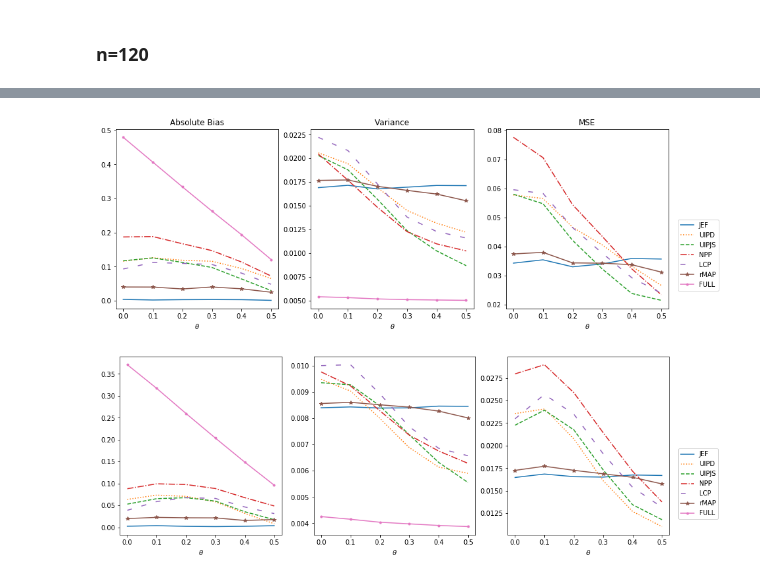
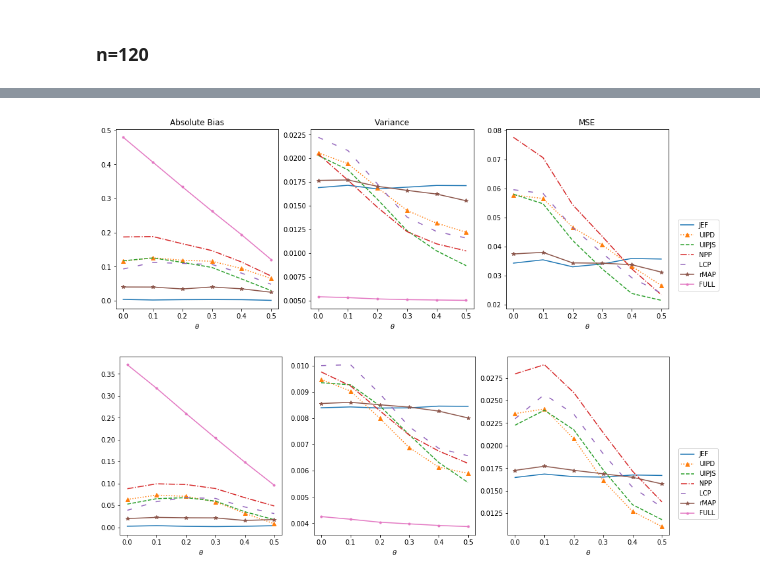
Before and after one commit to JINhuaqing/UIP, a Jupyter notebook: NormSetting/Norm_ana_MSE.ipynb, the cells around one changed output, grey strips where cells are left out. Drawn from its saved outputs; the diff is of its cells as text; code cells hidden in the pictures.

```diff
--- a/NormSetting/Norm_ana_MSE.ipynb
+++ b/NormSetting/Norm_ana_MSE.ipynb
@@ -294,7 +290,7 @@ axes[0].set_title("Absolute Bias")
 #axes[0].set_ylim([-0.01, 0.5])
 axes[0].set_xlabel(r"$\theta$")
 axes[0].plot(thetas60[low:up], np.abs(bias60["JEF"][low:up]), label="JEF", linestyle=linestyles[0][1])
-axes[0].plot(thetas60[low:up], np.abs(bias60["UIPD"][low:up]), label="UIPD", linestyle=linestyles[1][1])
+axes[0].plot(thetas60[low:up], np.abs(bias60["UIPD"][low:up]), label="UIPD", linestyle=linestyles[1][1], marker="^")
 axes[0].plot(thetas60[low:up], np.abs(bias60["UIPJS"][low:up]), label="UIPJS", linestyle=linestyles[2][1])
 axes[0].plot(thetas60[low:up], np.abs(bias60["NPP"][low:up]), label="NPP", linestyle=linestyles[3][1])
 axes[0].plot(thetas60[low:up], np.abs(bias60["LCP"][low:up]), label="LCP", linestyle=linestyles[6][1])
@@ -306,42 +302,44 @@ axes[1].set_title("Variance")
 #axes[2].set_ylim([0.003, 0.01])
 axes[1].set_xlabel(r"$\theta$")
 axes[1].plot(thetas60[low:up], varss60["JEF"][low:up], label="JEF", linestyle=linestyles[0][1])
-axes[1].plot(thetas60[low:up], varss60["UIPD"][low:up], label="UIPD", linestyle=linestyles[1][1])
+axes[1].plot(thetas60[low:up], varss60["UIPD"][low:up], label="UIPD", linestyle=linestyles[1][1], marker="^")
 axes[1].plot(thetas60[low:up], varss60["UIPJS"][low:up], label="UIPJS", linestyle=linestyles[2][1])
 axes[1].plot(thetas60[low:up], varss60["NPP"][low:up], label="NPP", linestyle=linestyles[3][1])
 axes[1].plot(thetas60[low:up], varss60["LCP"][low:up], label="LCP", linestyle=linestyles[6][1])
 axes[1].plot(thetas60[low:up], varss60["rMAP"][low:up], label="rMAP", linestyle=linestyles[0][1], marker="*")
 axes[1].plot(thetas60[low:up], varss60["FULL"][low:up], label="FULL", linestyle=linestyles[0][1], marker=".")
 
 axes[2].set_title("MSE")
 #axes[0].set_ylim([0, 0.05])
 axes[2].set_xlabel(r"$\theta$")
 axes[2].plot(thetas60[low:up], mses60["JEF"][low:up], label="JEF", linestyle=linestyles[0][1])
-axes[2].plot(thetas60[low:up], mses60["UIPD"][low:up], label="UIPD", linestyle=linestyles[1][1])
+axes[2].plot(thetas60[low:up], mses60["UIPD"][low:up], label="UIPD", linestyle=linestyles[1][1], marker="^")
 axes[2].plot(thetas60[low:up], mses60["UIPJS"][low:up], label="UIPJS", linestyle=linestyles[2][1])
 axes[2].plot(thetas60[low:up], mses60["NPP"][low:up], label="NPP", linestyle=linestyles[3][1])
 axes[2].plot(thetas60[low:up], mses60["LCP"][low:up], label="LCP", linestyle=linestyles[6][1])
 axes[2].plot(thetas60[low:up], mses60["rMAP"][low:up], label="rMAP", linestyle=linestyles[0][1], marker="*")
 #axes[2].plot(thetas60[low:up], mses60["FULL"][low:up], label="FULL", linestyle=linestyles[0][1], marker=".")
 #
 #axins = inset_axes(axes[2], width="40%", height="30%", loc='upper right',
 #                   bbox_to_anchor=(0.0, -0.6, 1.0, 1.5),
 #                   bbox_transform=axes[2].transAxes)
 #
 #axins.set_xlim([0.2, 0.4])
 #axins.set_ylim([0.02, 0.06])
 #axins.plot(thetas60[low:up], mses60["JEF"][low:up], label="JEF", linestyle=linestyles[0][1])
 #axins.plot(thetas60[low:up], mses60["UIPD"][low:up], label="UIPD", linestyle=linestyles[1][1])
 #axins.plot(thetas60[low:up], mses60["UIPJS"][low:up], label="UIPJS", linestyle=linestyles[2][1])
 #axins.plot(thetas60[low:up], mses60["NPP"][low:up], label="NPP", linestyle=linestyles[3][1])
 #axins.plot(thetas60[low:up], mses60["LCP"][low:up], label="LCP", linestyle=linestyles[6][1])
 #axins.plot(thetas60[low:up], mses60["rMAP"][low:up], label="rMAP", linestyle=linestyles[0][1], marker="*")
 #axins.plot(thetas60[low:up], mses60["FULL"][low:up], label="FULL", linestyle=linestyles[0][1], marker=".")
 
 handles, labels = axes[0].get_legend_handles_labels()
 _ = fig.legend(handles, labels, loc=(0.92, 0.20))
+
+plt.savefig("../plots/cmpNormMSE60.pdf")
 # %% [output]
-[figure, old version]
+[figure, new version]
 # %%
 fig = plt.figure(figsize=[15, 5])
 axes = fig.subplots(1, 3)
@@ -354,7 +352,7 @@ up = np.argmax(thetas120[thetas120<=0.5]) + 1
 #axes[0].set_ylim([-0.01, 0.5])
 axes[0].set_xlabel(r"$\theta$")
 axes[0].plot(thetas120[low:up], np.abs(bias120["JEF"][low:up]), label="JEF", linestyle=linestyles[0][1])
-axes[0].plot(thetas120[low:up], np.abs(bias120["UIPD"][low:up]), label="UIPD", linestyle=linestyles[1][1])
+axes[0].plot(thetas120[low:up], np.abs(bias120["UIPD"][low:up]), label="UIPD", linestyle=linestyles[1][1], marker="^")
 axes[0].plot(thetas120[low:up], np.abs(bias120["UIPJS"][low:up]), label="UIPJS", linestyle=linestyles[2][1])
 axes[0].plot(thetas120[low:up], np.abs(bias120["NPP"][low:up]), label="NPP", linestyle=linestyles[3][1])
 axes[0].plot(thetas120[low:up], np.abs(bias120["LCP"][low:up]), label="LCP", linestyle=linestyles[6][1])
@@ -366,7 +364,7 @@ axes[0].plot(thetas120[low:up], np.abs(bias120["FULL"][low:up]), label="FULL", l
 #axes[2].set_ylim([0.003, 0.01])
 axes[1].set_xlabel(r"$\theta$")
 axes[1].plot(thetas120[low:up], varss120["JEF"][low:up],  label="JEF", linestyle=linestyles[0][1])
-axes[1].plot(thetas120[low:up], varss120["UIPD"][low:up], label="UIPD", linestyle=linestyles[1][1])
+axes[1].plot(thetas120[low:up], varss120["UIPD"][low:up], label="UIPD", linestyle=linestyles[1][1], marker="^")
 axes[1].plot(thetas120[low:up], varss120["UIPJS"][low:up],label="UIPJS", linestyle=linestyles[2][1])
 axes[1].plot(thetas120[low:up], varss120["NPP"][low:up],  label="NPP", linestyle=linestyles[3][1])
 axes[1].plot(thetas120[low:up], varss120["LCP"][low:up],  label="LCP", linestyle=linestyles[6][1])
@@ -377,7 +375,7 @@ axes[1].plot(thetas120[low:up], varss120["FULL"][low:up], label="FULL", linestyl
 #axes[0].set_ylim([0, 0.05])
 axes[2].set_xlabel(r"$\theta$")
 axes[2].plot(thetas120[low:up], mses120["JEF"][low:up],   label="JEF",   linestyle=linestyles[0][1])
-axes[2].plot(thetas120[low:up], mses120["UIPD"][low:up],  label="UIPD",  linestyle=linestyles[1][1])
+axes[2].plot(thetas120[low:up], mses120["UIPD"][low:up],  label="UIPD",  linestyle=linestyles[1][1], marker="^")
 axes[2].plot(thetas120[low:up], mses120["UIPJS"][low:up], label="UIPJS", linestyle=linestyles[2][1])
 axes[2].plot(thetas120[low:up], mses120["NPP"][low:up],   label="NPP",   linestyle=linestyles[3][1])
 axes[2].plot(thetas120[low:up], mses120["LCP"][low:up],   label="LCP",   linestyle=linestyles[6][1])
@@ -386,5 +384,6 @@ axes[2].plot(thetas120[low:up], mses120["rMAP"][low:up],  label="rMAP",  linesty
 
 handles, labels = axes[0].get_legend_handles_labels()
 _ = fig.legend(handles, labels, loc=(0.92, 0.20))
+plt.savefig("../plots/cmpNormMSE120.pdf")
 # %% [output]
-[figure, old version]
+[figure, new version]
```
Also changed, not shown: parts of 2 cells of this notebook, 25 other files.
